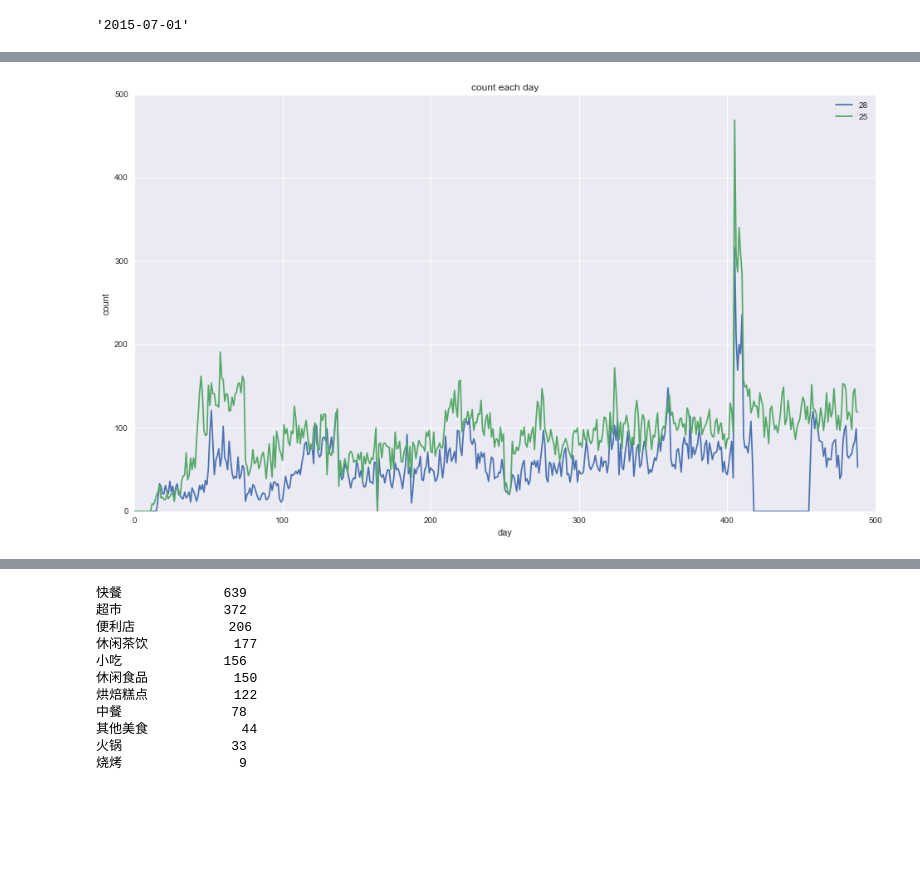
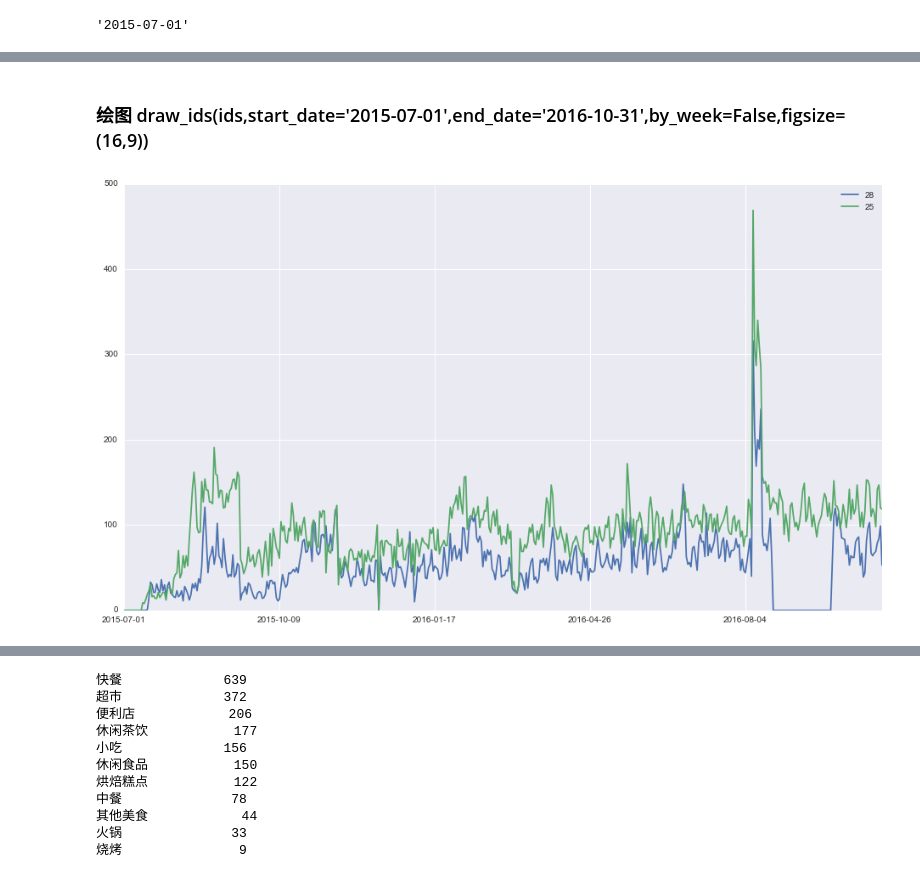
Before and after one commit to wakemeup-xyz/TianChi_IJCAI-17_sales_prediction_code, a Jupyter notebook: Explore Data & Analysis.ipynb, the cells around one changed output, grey strips where cells are left out. Drawn from its saved outputs; the diff is of its cells as text; code cells hidden in the pictures; blank space fills up the shorter version.

```diff
--- a/Explore Data & Analysis.ipynb
+++ b/Explore Data & Analysis.ipynb
@@ -67,9 +70,12 @@ def dateRange(start, end):
 # %%
-def draw_id(id,start_date='2015-07-01',end_date='2016-10-31'):
-    plt.figure(figsize=(16,9))
-    shop_info.loc[id,start_date:end_date].plot()
+def draw_id(id,start_date='2015-07-01',end_date='2016-10-31',by_week=False,figsize=(16,9)):
+    if by_week:
+        xmajorLocator = MultipleLocator(7) #将x轴次刻度标签设置为7的倍数
+        ax = plt.subplot(111)
+        ax.xaxis.set_major_locator(xmajorLocator)
+    shop_info.loc[id,start_date:end_date].plot(legend=True,figsize=figsize)
 # %%
-i=2
+i=8
 # %%
 
 for id in range(i*10,(i+1)*10):
@@ -89,13 +97,25 @@ i+=1
+# %% [markdown]
+### 绘图 draw_ids(ids,start_date='2015-07-01',end_date='2016-10-31',by_week=False,figsize=(16,9))
 # %%
-def draw_ids(ids,start_date='2015-07-01',end_date='2016-10-31'):
-    plt.figure(figsize=(16,9))
-
+def draw_ids(ids,start_date='2015-07-01',end_date='2016-10-31',by_week=False,figsize=(16,9)):
+    """
+    fig = plt.figure(figsize=(16,9))
+    ax = pl.gca()
     for id in ids:
         plt.plot(shop_info.loc[id,start_date:end_date].tolist(),label = str(id))
     plt.xlabel('day')
     plt.ylabel('count')
     plt.title('count each day')
+    plt.grid()
     plt.legend()
-draw_ids([28,25])
+    """
+    if by_week:
+        xmajorLocator = MultipleLocator(7) #将x轴次刻度标签设置为7的倍数
+        ax = plt.subplot(111)
+        ax.xaxis.set_major_locator(xmajorLocator)
+    shop_info.loc[ids,start_date:end_date].T.plot(figsize=figsize)
+
+
+#draw_ids([28,25])
 # %% [output]
-[figure, old version]
+[figure, new version]
```
Also changed, not shown: parts of 15 cells of this notebook, 5 other files.
